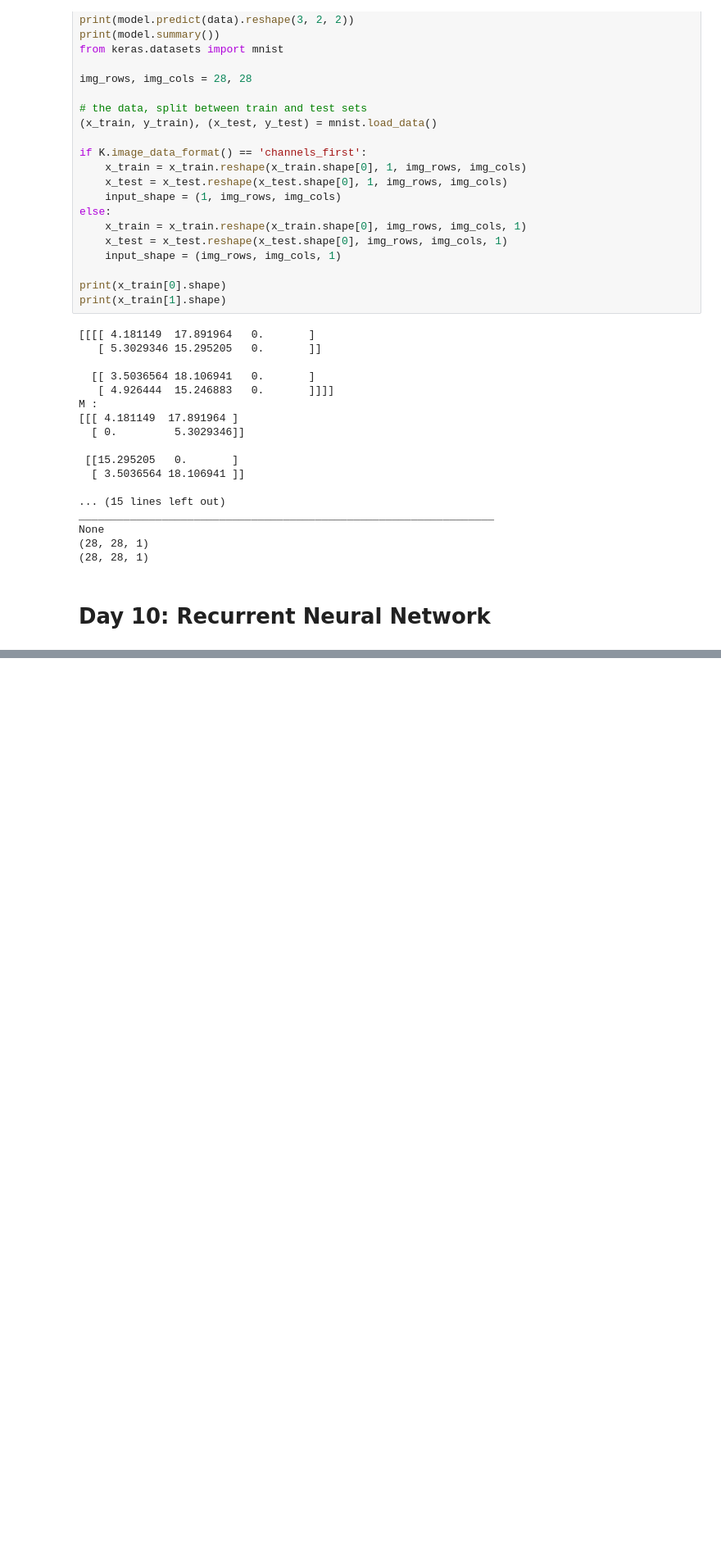
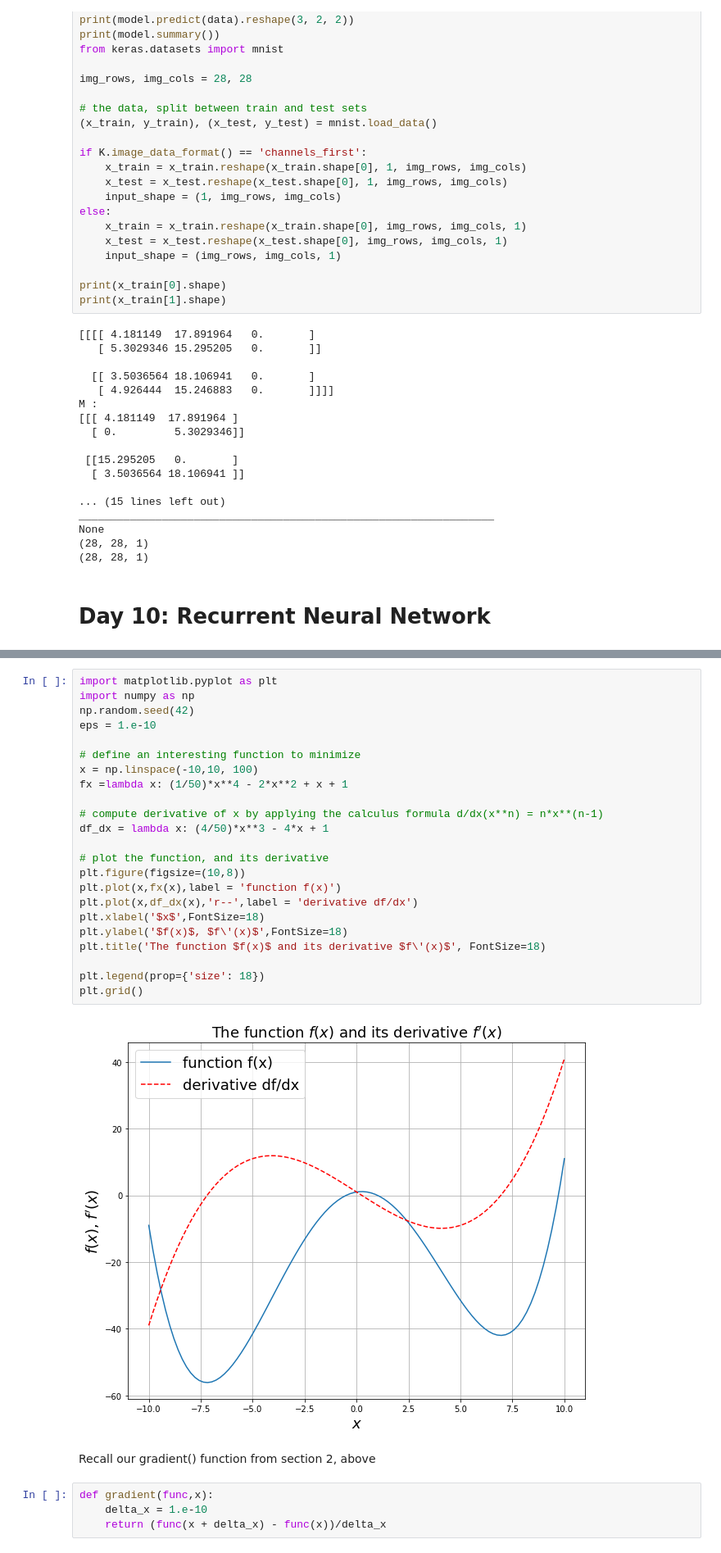
Before and after one commit to SamuelFolledo/DS2.2-Deep-Learning, a Jupyter notebook: Classwork.ipynb, the cells around one changed output, grey strips where cells are left out. Shown: that part at 82% size. Saved outputs shown, nothing was run; the diff lists cells and outputs as text; blank space fills up the shorter version.

```diff
--- a/Classwork.ipynb
+++ b/Classwork.ipynb
@@ -918,0 +1169,31 @@ None
+# %%
+import matplotlib.pyplot as plt
+import numpy as np
+np.random.seed(42)
+eps = 1.e-10
+
+# define an interesting function to minimize
+x = np.linspace(-10,10, 100)
+fx =lambda x: (1/50)*x**4 - 2*x**2 + x + 1
+
+# compute derivative of x by applying the calculus formula d/dx(x**n) = n*x**(n-1)
+df_dx = lambda x: (4/50)*x**3 - 4*x + 1
+
+# plot the function, and its derivative
+plt.figure(figsize=(10,8))
+plt.plot(x,fx(x),label = 'function f(x)')
+plt.plot(x,df_dx(x),'r--',label = 'derivative df/dx')
+plt.xlabel('$x$',FontSize=18)
+plt.ylabel('$f(x)$, $f\'(x)$',FontSize=18)
+plt.title('The function $f(x)$ and its derivative $f\'(x)$', FontSize=18)
+
+plt.legend(prop={'size': 18})
+plt.grid()
+# %% [output]
+[figure, added]
+# %% [markdown]
+Recall our gradient() function from section 2, above
+# %%
+def gradient(func,x):
+    delta_x = 1.e-10
+    return (func(x + delta_x) - func(x))/delta_x
```
Also changed, not shown: parts of 21 cells of this notebook.
